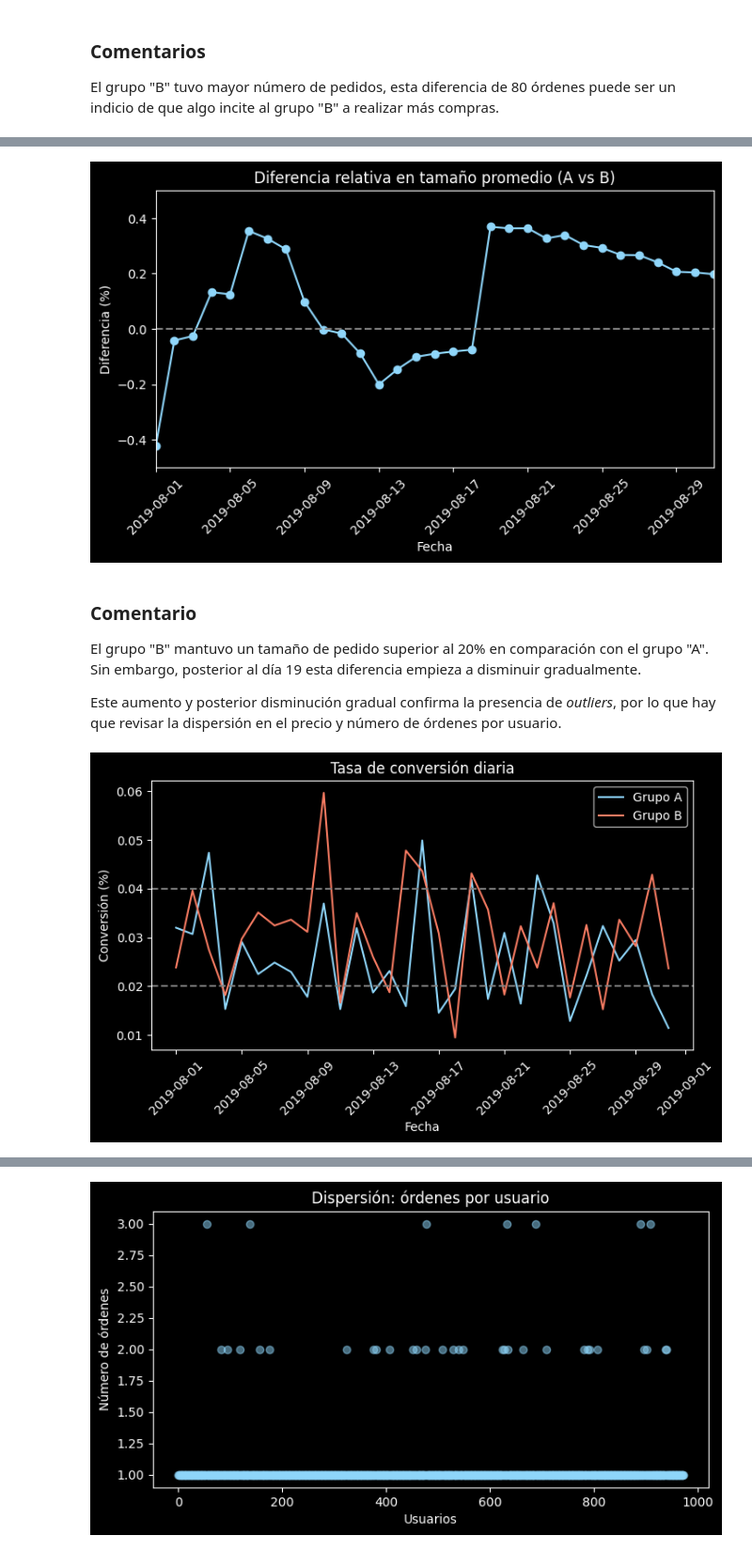
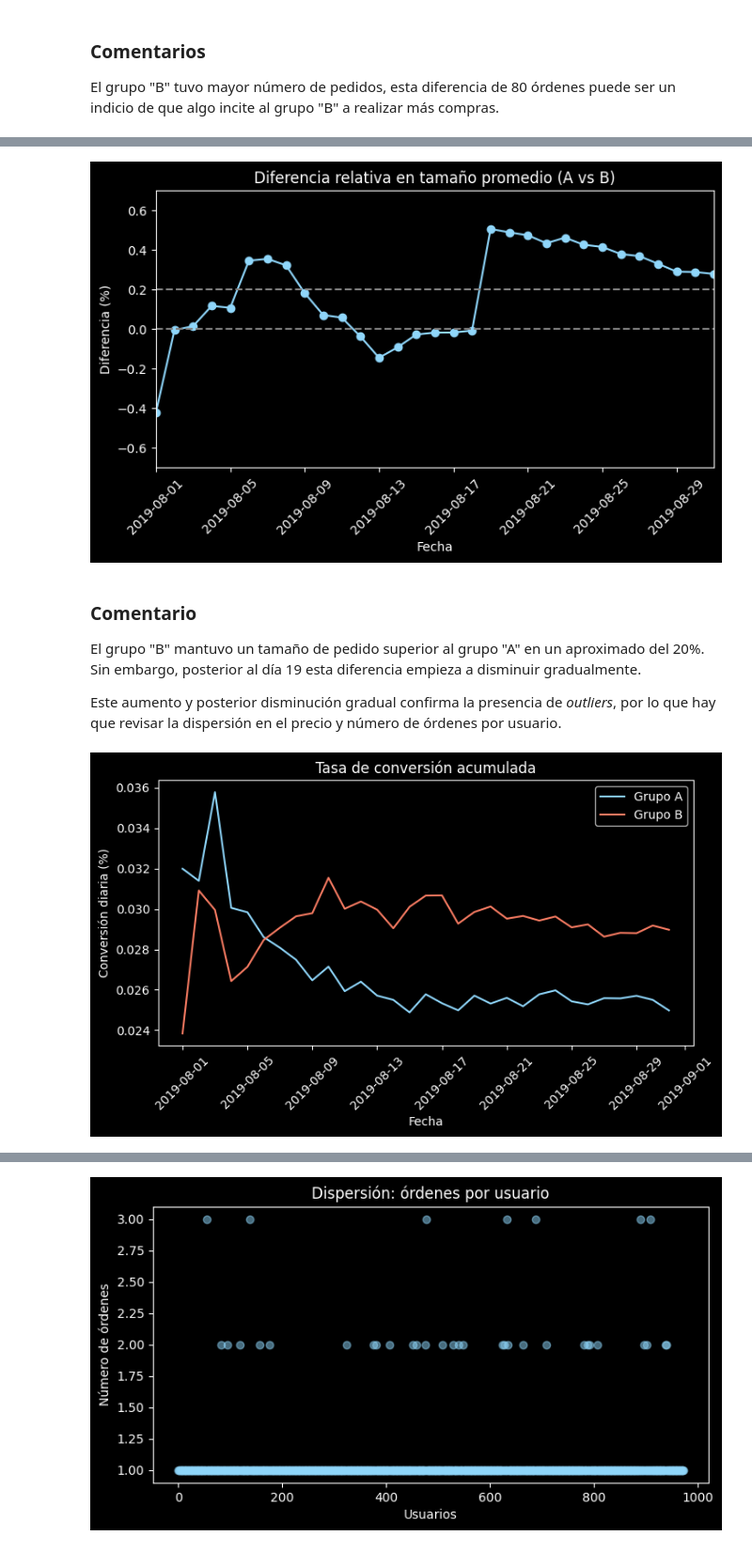
Before and after one commit to XivxnX/analisis_tienda-online, a Jupyter notebook: analisis_tienda-online.ipynb, the cells around one changed output, grey strips where cells are left out. Shown: that part at 94% size. Saved outputs shown, nothing was run; the diff lists cells and outputs as text; code cells hidden in the pictures.

Commit message:
Update análisis de test A/B: corrección en tamaño de pedido promedio y tasa de conversión

```diff
--- a/analisis_tienda-online.ipynb
+++ b/analisis_tienda-online.ipynb
@@ -297,26 +297,3 @@ plt.show()
 # %% [markdown]
 ### Comentarios
 El grupo "B" tuvo mayor número de pedidos, esta diferencia de 80 órdenes puede ser un indicio de que algo incite al grupo "B" a realizar más compras.
-# %%
-# tamaño de pedido promedio
-# dataframe tamaño de pedido promedio diario
-daily_cumulative_avg = filtered_orders.groupby(['group', 'date'], as_index=False)['revenue'].mean()
-
-# ordenar cronológicamente
-daily_cumulative_avg = daily_cumulative_avg.sort_values(by=['group', 'date'])
-
-# calcular 'AOV'
-daily_cumulative_avg['AOV'] = daily_cumulative_avg.groupby('group')['revenue'].transform(lambda x: x.expanding().mean())
-
-# gráfico de líneas: tamaño de pedido promedio acumulado
-plt.figure(figsize=(8,4))
-colors = {'A': '#8FD6FA', 'B': '#F87C63'}
-for grp in ['A', 'B']:
-    grp_data = daily_cumulative_avg[daily_cumulative_avg['group'] == grp]
-    plt.plot(grp_data['date'], grp_data['AOV'], label=f'Grupo {grp}', color=colors[grp])
-plt.title('Tamaño de pedido promedio acumulado')
-plt.xlabel('Fecha')
-plt.ylabel('Ticket promedio diario ($)')
-plt.legend()
-plt.xticks(rotation=45)
-plt.show()
@@ -333,7 +339,7 @@ En contraste, aunque el grupo "B" había superado al grupo "A" a partir del día
 diff_relative_aov = daily_cumulative_avg.pivot(
     index='date',
     columns='group',
-    values='AOV',
+    values='cumulative_AOV',
 ).reset_index()
 
 # calcular la diferencia relativa
@@ -342,51 +348,53 @@ diff_relative_aov ['diff_relative'] = (diff_relative_aov['B'] - diff_relative_ao
 # gráfico de líneas: diferencia relativa en tamaño promedio
 plt.figure(figsize=(8,4))
 plt.plot(diff_relative_aov['date'], diff_relative_aov['diff_relative'], marker='o', color='#8FD6FA')
-plt.axis([pd.to_datetime("2019-08-01"), pd.to_datetime('2019-08-31'), -0.5, 0.5])
+plt.axis([pd.to_datetime("2019-08-01"), pd.to_datetime('2019-08-31'), -0.7, 0.7])
 plt.title('Diferencia relativa en tamaño promedio (A vs B)')
 plt.xlabel('Fecha')
 plt.ylabel('Diferencia (%)')
 plt.axhline(0, color='grey', linestyle='--')
+plt.axhline(0.2, color='grey', linestyle='--')
 plt.xticks(rotation=45)
 plt.show()
 # %% [output]
-[figure, old version]
+[figure, new version]
 # %% [markdown]
 ### Comentario
-El grupo "B" mantuvo un tamaño de pedido superior al 20% en comparación con el grupo "A". Sin embargo, posterior al día 19 esta diferencia empieza a disminuir gradualmente.
+El grupo "B" mantuvo un tamaño de pedido superior al grupo "A" en un aproximado del 20%. Sin embargo, posterior al día 19 esta diferencia empieza a disminuir gradualmente.
 
 Este aumento y posterior disminución gradual confirma la presencia de _outliers_, por lo que hay que revisar la dispersión en el precio y número de órdenes por usuario.
 # %%
 # tasa de conversión
 # dataframe número de órdenes por día
 num_orders = (
     filtered_orders.groupby(['group', 'date'], as_index=False)
     .agg({'transaction_id':pd.Series.nunique})
 )
+num_orders.rename(columns={'transaction_id':'num_orders'}, inplace=True)
 
 # dataframe une órdenes por día y visitas por día
 orders_visits_per_day = pd.merge(num_orders, visits, on=['group', 'date'])
-orders_visits_per_day.rename(columns={'transaction_id':'num_orders'}, inplace=True)
-
-# calcular tasa de conversión
-orders_visits_per_day['conversion'] = orders_visits_per_day['num_orders'] / orders_visits_per_day['visits']
 
 # ordernar cronológicamente
 orders_visits_per_day = orders_visits_per_day.sort_values(by=['group', 'date'])
 
-# gráfico de líneas: tasa de conversión diaria por grupo
+
+# calcular tasa de conversión acumulada
+orders_visits_per_day['cumulative_orders'] = orders_visits_per_day.groupby('group')['num_orders'].cumsum()
+orders_visits_per_day['cumulative_visits'] = orders_visits_per_day.groupby('group')['visits'].cumsum()
+orders_visits_per_day['cumulative_conversion'] = orders_visits_per_day['cumulative_orders'] / orders_visits_per_day['cumulative_visits']
+
+# gráfico de líneas: tasa de conversión acumulada
 plt.figure(figsize=(8,4))
 colors = {'A': '#8FD6FA', 'B': '#F87C63'}
 for grp in ['A', 'B']:
     grp_data = orders_visits_per_day[orders_visits_per_day['group'] == grp]
-    plt.plot(grp_data['date'], grp_data['conversion'], label=f'Grupo {grp}', color=colors[grp])
-plt.title('Tasa de conversión diaria')
+    plt.plot(grp_data['date'], grp_data['cumulative_conversion'], label=f'Grupo {grp}', color=colors[grp])
+plt.title('Tasa de conversión acumulada')
 plt.xlabel('Fecha')
-plt.ylabel('Conversión (%)')
-plt.axhline(0.04, color='grey', linestyle='--')
-plt.axhline(0.02, color='grey', linestyle='--')
+plt.ylabel('Conversión diaria (%)')
 plt.legend()
 plt.xticks(rotation=45)
 plt.show()
 # %% [output]
-[figure, old version]
+[figure, new version]
```
Also changed, not shown: parts of 8 cells of this notebook.
